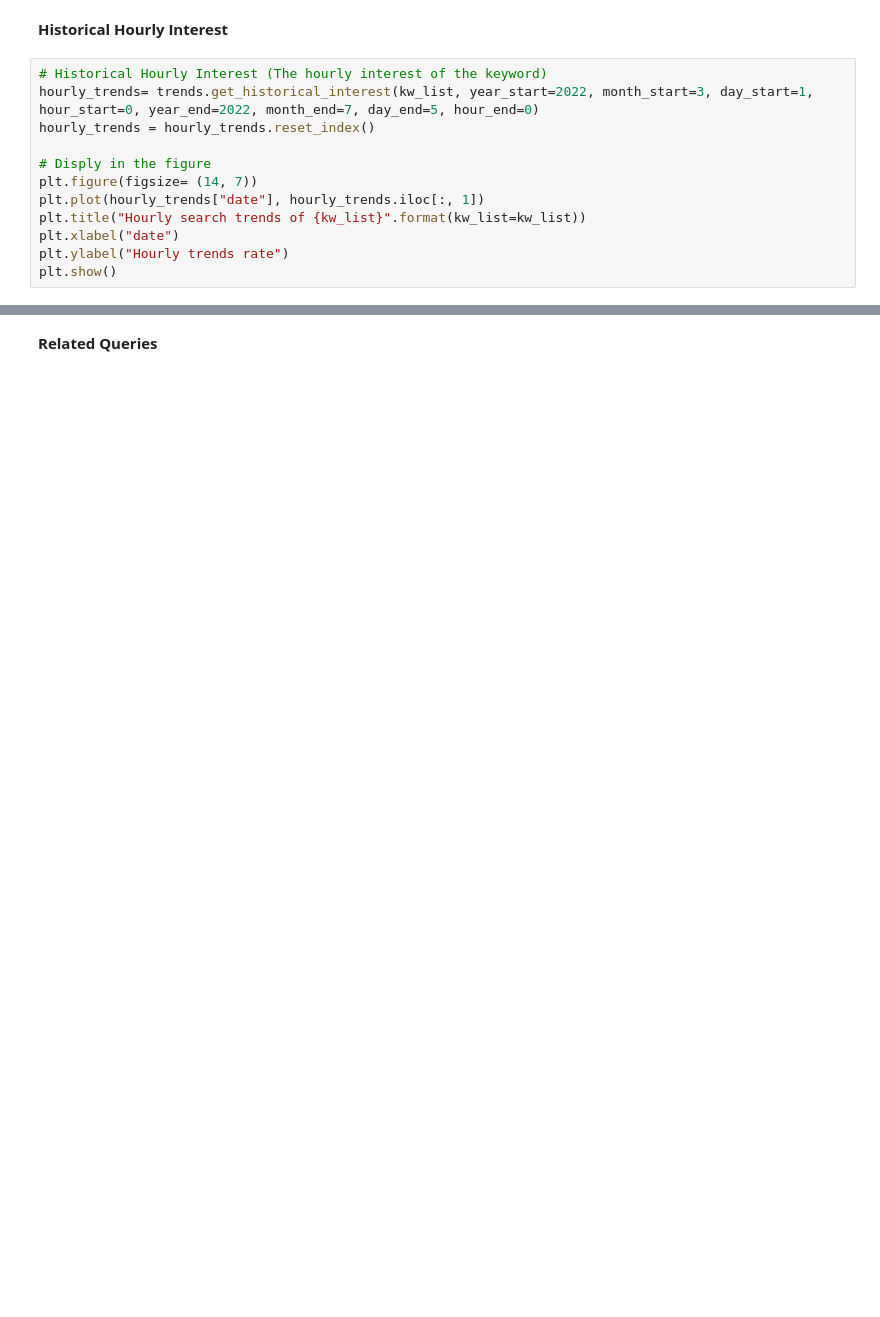
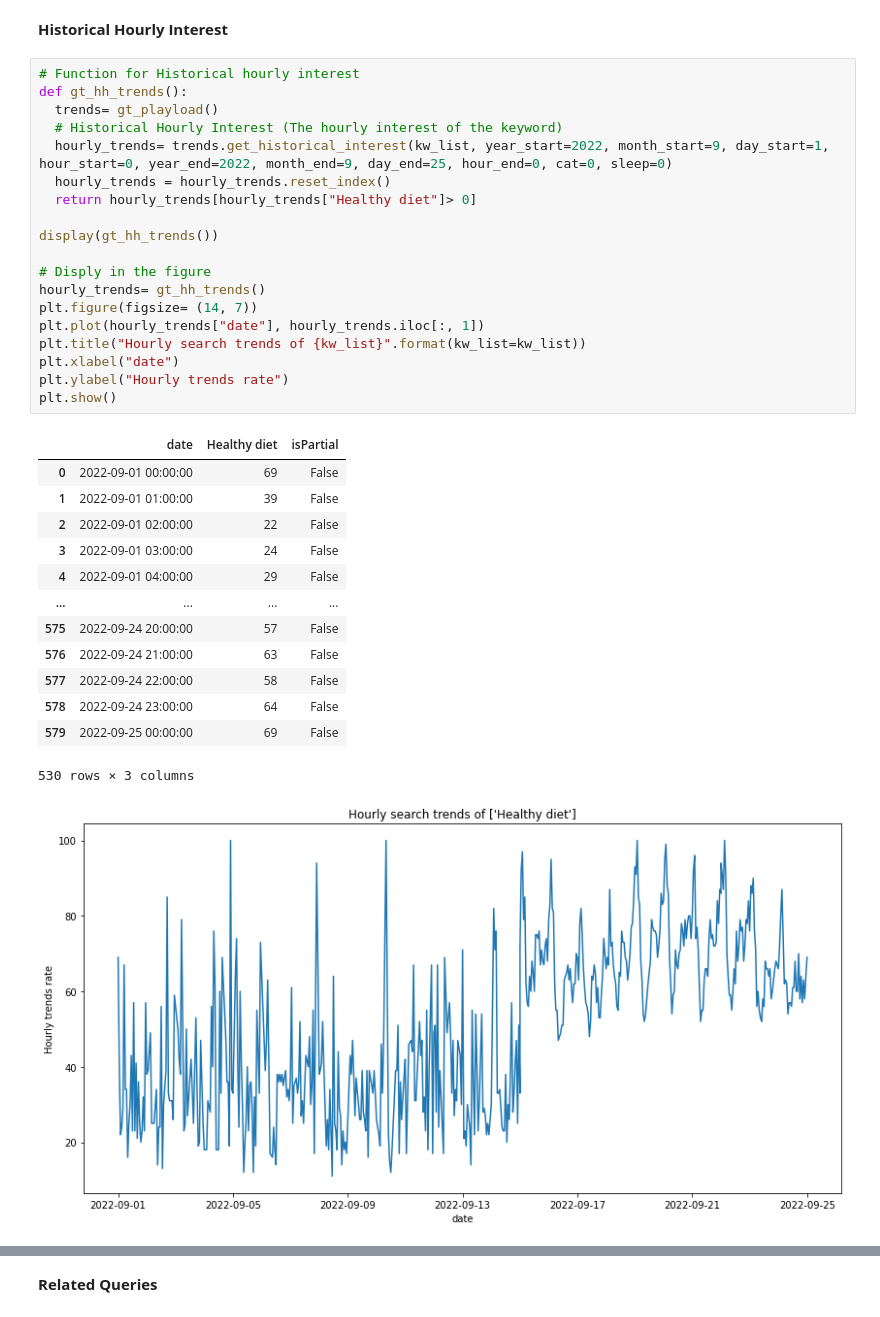
Before and after one commit to mrchapagain/GoogleTrendAnalytics, a Jupyter notebook: GoogleTrends.ipynb, the cells around one changed output, grey strips where cells are left out. Drawn from its saved outputs; the diff is of its cells as text; blank space fills up the shorter version.

```diff
--- a/GoogleTrends.ipynb
+++ b/GoogleTrends.ipynb
@@ -96,17 +127,39 @@ displayfig(x=data_over_time["date"], y=data_over_time.iloc[:, 1], title= "Keywor
 # %% [markdown]
 **Historical Hourly Interest**
 # %%
-# Historical Hourly Interest (The hourly interest of the keyword)
-hourly_trends= trends.get_historical_interest(kw_list, year_start=2022, month_start=3, day_start=1, hour_start=0, year_end=2022, month_end=7, day_end=5, hour_end=0)
-hourly_trends = hourly_trends.reset_index()
+# Function for Historical hourly interest
+def gt_hh_trends():
+  trends= gt_playload()
+  # Historical Hourly Interest (The hourly interest of the keyword)
+  hourly_trends= trends.get_historical_interest(kw_list, year_start=2022, month_start=9, day_start=1, hour_start=0, year_end=2022, month_end=9, day_end=25, hour_end=0, cat=0, sleep=0)
+  hourly_trends = hourly_trends.reset_index()
+  return hourly_trends[hourly_trends["Healthy diet"]> 0]
+
+display(gt_hh_trends())
 
 # Disply in the figure
+hourly_trends= gt_hh_trends()
 plt.figure(figsize= (14, 7))
 plt.plot(hourly_trends["date"], hourly_trends.iloc[:, 1])
 plt.title("Hourly search trends of {kw_list}".format(kw_list=kw_list))
 plt.xlabel("date")
 plt.ylabel("Hourly trends rate")
 plt.show()
+# %% [output]
+|  | date | Healthy diet | isPartial |
+| 0 | 2022-09-01 00:00:00 | 69 | False |
+| 1 | 2022-09-01 01:00:00 | 39 | False |
+| 2 | 2022-09-01 02:00:00 | 22 | False |
+| 3 | 2022-09-01 03:00:00 | 24 | False |
+| 4 | 2022-09-01 04:00:00 | 29 | False |
+| ... | ... | ... | ... |
+| 575 | 2022-09-24 20:00:00 | 57 | False |
+| 576 | 2022-09-24 21:00:00 | 63 | False |
+| 577 | 2022-09-24 22:00:00 | 58 | False |
+| 578 | 2022-09-24 23:00:00 | 64 | False |
+| 579 | 2022-09-25 00:00:00 | 69 | False |
+530 rows × 3 columns
+[figure, added]
 # %% [markdown]
 **Interest by Region(Search by geographical region)**
 
```
Also changed, not shown: parts of 10 cells of this notebook.
